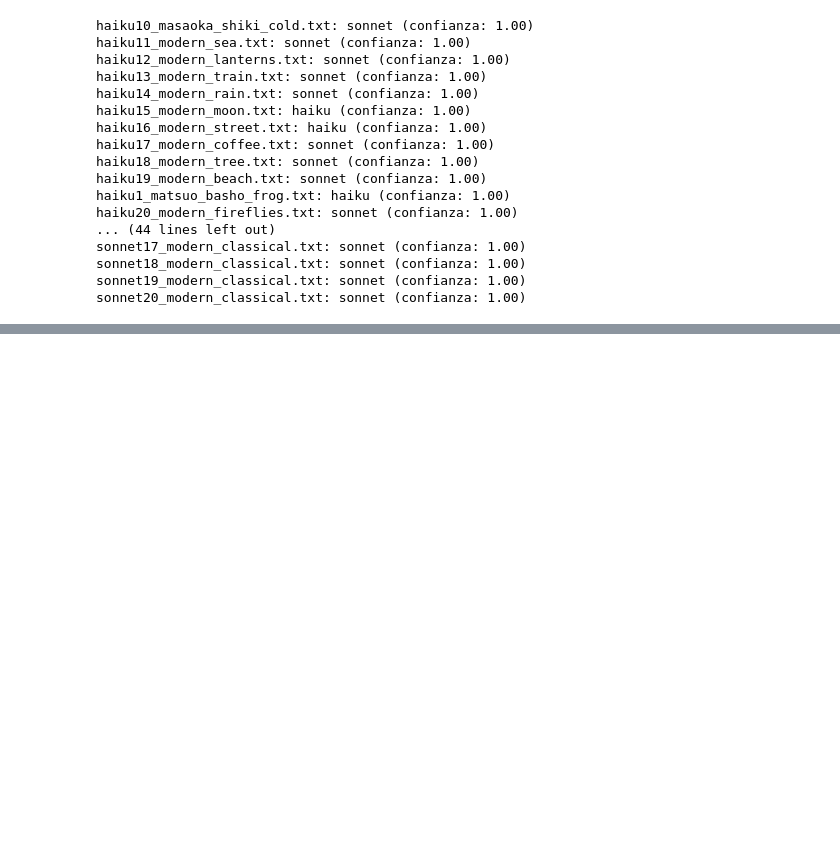
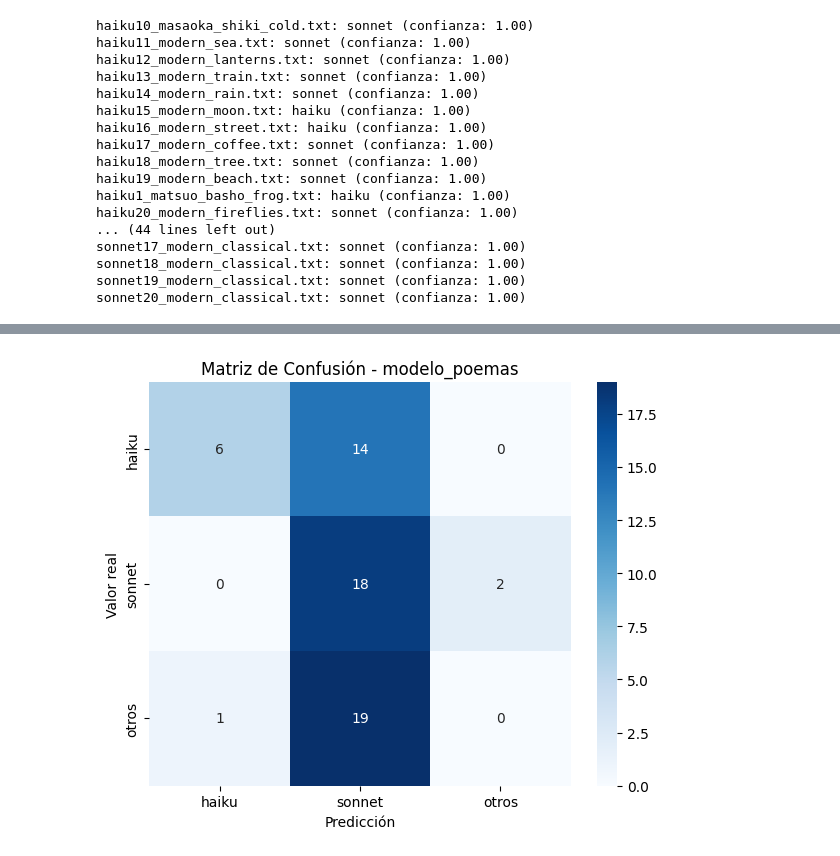
Before and after one commit to JuanAlfonso11/PracticafinalNPL, a Jupyter notebook: ProyectoFinal.ipynb, the cells around one changed output, grey strips where cells are left out. Cells and saved outputs as stored; diff of their text form; code cells hidden in the pictures; blank space fills up the shorter version.

```diff
--- a/ProyectoFinal.ipynb
+++ b/ProyectoFinal.ipynb
@@ -321,0 +597,88 @@ sonnet20_modern_classical.txt: sonnet (confianza: 1.00)
+# %%
+import os
+import torch
+import torch.nn.functional as F
+from transformers import BertTokenizer, BertForSequenceClassification
+from sklearn.metrics import classification_report, confusion_matrix
+import seaborn as sns
+import matplotlib.pyplot as plt
+import pandas as pd
+from pathlib import Path
+
+# Carpetas con modelos
+modelos = [
+    "modelo_poemas",
+    "modelo_poemasv2",
+    "modelo_balanceado",
+    "modelo_balanceado2",
+    "modelo_balanceado3",
+    "modelo_balanceado4"
+]
+
+# Clases
+labels = ["haiku", "sonnet", "otros"]
+
+# Archivos de prueba
+carpeta_poemas = "./Poemasvar"
+archivos_txt = sorted(Path(carpeta_poemas).glob("*.txt"))
+
+# Cargar textos
+textos = []
+nombres = []
+for archivo in archivos_txt:
+    with open(archivo, "r", encoding="utf-8") as f:
+        textos.append(f.read().strip())
+        nombres.append(archivo.name)
+
+# Etiquetas reales según nombre del archivo
+y_true = []
+for nombre in nombres:
+    if "haiku" in nombre.lower():
+        y_true.append("haiku")
+    elif "sonnet" in nombre.lower():
+        y_true.append("sonnet")
+    else:
+        y_true.append("otros")
+
+# Dispositivo
+device = torch.device("cuda" if torch.cuda.is_available() else "cpu")
+
+# Tokenizer base
+tokenizer = BertTokenizer.from_pretrained("bert-base-uncased")
+
+# Evaluar cada modelo
+for modelo_path in modelos:
+    print("="*60)
+    print(f"Evaluando: {modelo_path}")
+    print("="*60)
+
+    # Cargar modelo
+    model = BertForSequenceClassification.from_pretrained(modelo_path)
+    model.to(device)
+    model.eval()
+
+    # Predicciones
+    y_pred = []
+    for texto in textos:
+        inputs = tokenizer(texto, return_tensors="pt", truncation=True, padding="max_length", max_length=128)
+        inputs = {k: v.to(device) for k, v in inputs.items()}
+        with torch.no_grad():
+            outputs = model(**inputs)
+            logits = outputs.logits
+            pred_id = torch.argmax(logits, dim=-1).item()
+            y_pred.append(labels[pred_id])
+
+    # Reporte
+    print("\nREPORTE DE CLASIFICACIÓN:")
+    print(classification_report(y_true, y_pred, target_names=labels))
+
+    # Matriz de confusión
+    cm = confusion_matrix(y_true, y_pred, labels=labels)
+    plt.figure(figsize=(6, 5))
+    sns.heatmap(cm, annot=True, fmt="d", cmap="Blues", xticklabels=labels, yticklabels=labels)
+    plt.xlabel("Predicción")
+    plt.ylabel("Valor real")
+    plt.title(f"Matriz de Confusión - {modelo_path}")
+    plt.tight_layout()
+    plt.show()
+# %% [output]
@@ -321,0 +698 @@ sonnet20_modern_classical.txt: sonnet (confianza: 1.00)
+[figure, added]
```
Also changed, not shown: parts of 16 cells of this notebook.
